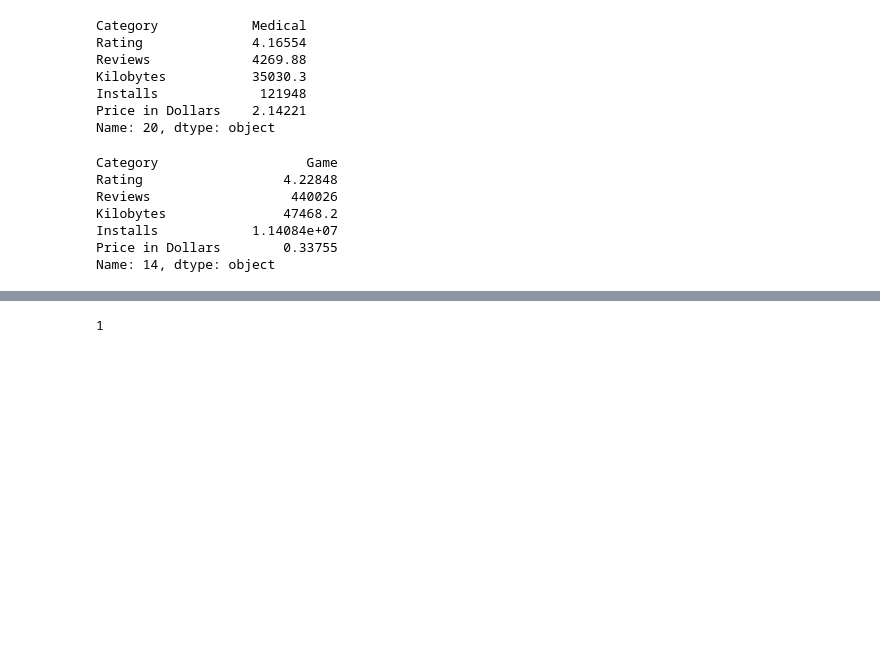
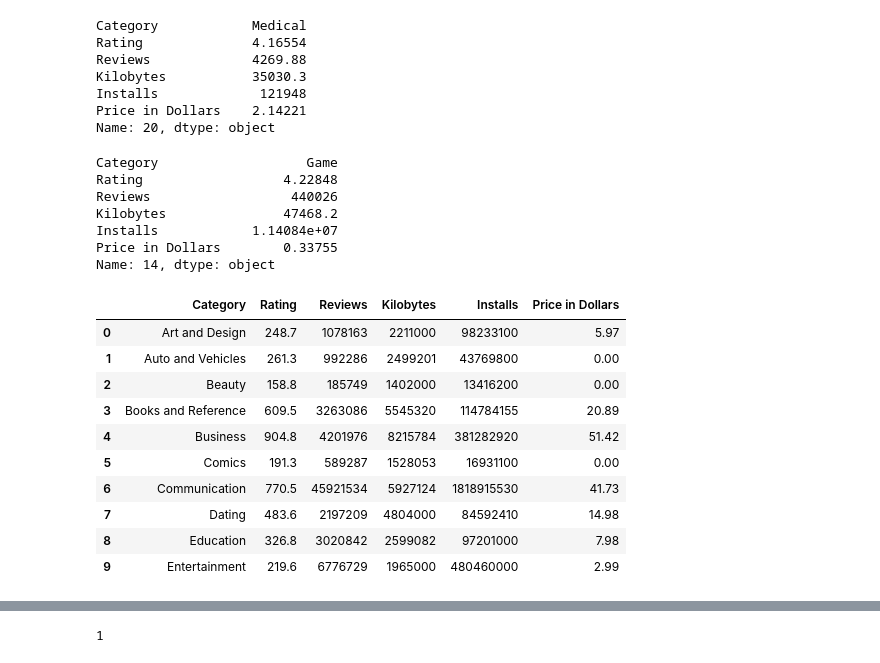
Before and after one commit to KylePeterson623/Project1, a Jupyter notebook: mark.ipynb, the cells around one changed output, grey strips where cells are left out. Cells and saved outputs as stored; diff of their text form; code cells hidden in the pictures; blank space fills up the shorter version.

```diff
--- a/mark.ipynb
+++ b/mark.ipynb
@@ -296,4 +296,20 @@ Kilobytes               47468.2
 Installs            1.14084e+07
 Price in Dollars        0.33755
 Name: 14, dtype: object
+# %%
+# Find the total apps for each category
+categoryCount = googleApps.groupby(['Category'], as_index=False).sum()
+categoryCount.head(10)
+# %% [output]
+|  | Category | Rating | Reviews | Kilobytes | Installs | Price in Dollars |
+| 0 | Art and Design | 248.7 | 1078163 | 2211000 | 98233100 | 5.97 |
+| 1 | Auto and Vehicles | 261.3 | 992286 | 2499201 | 43769800 | 0.00 |
+| 2 | Beauty | 158.8 | 185749 | 1402000 | 13416200 | 0.00 |
+| 3 | Books and Reference | 609.5 | 3263086 | 5545320 | 114784155 | 20.89 |
+| 4 | Business | 904.8 | 4201976 | 8215784 | 381282920 | 51.42 |
+| 5 | Comics | 191.3 | 589287 | 1528053 | 16931100 | 0.00 |
+| 6 | Communication | 770.5 | 45921534 | 5927124 | 1818915530 | 41.73 |
+| 7 | Dating | 483.6 | 2197209 | 4804000 | 84592410 | 14.98 |
+| 8 | Education | 326.8 | 3020842 | 2599082 | 97201000 | 7.98 |
+| 9 | Entertainment | 219.6 | 6776729 | 1965000 | 480460000 | 2.99 |
 # %%
```
Also changed, not shown: parts of 3 cells of this notebook.
